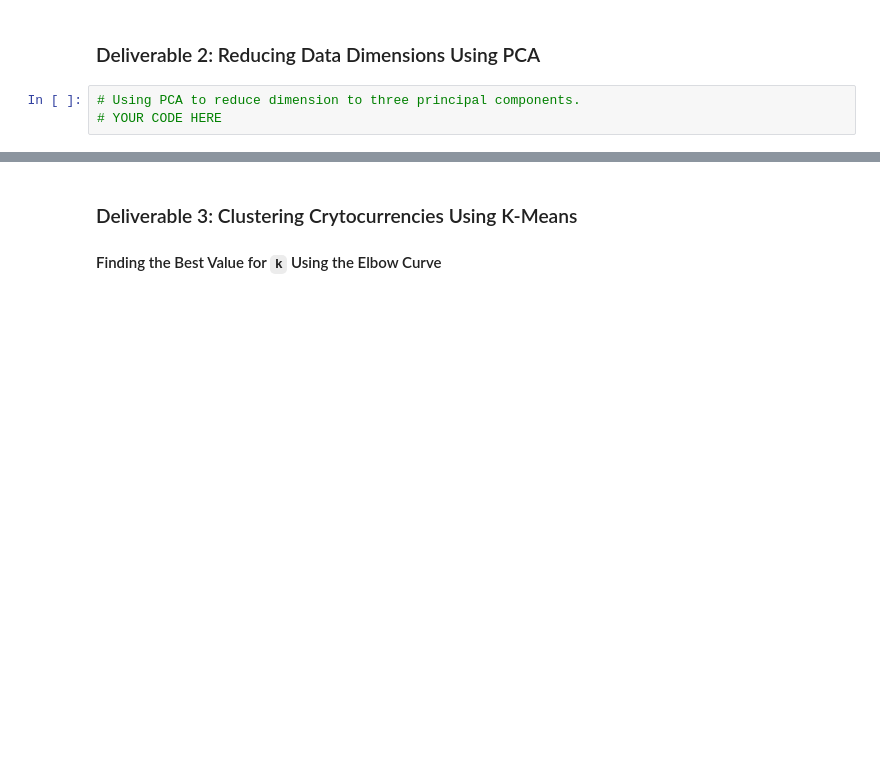
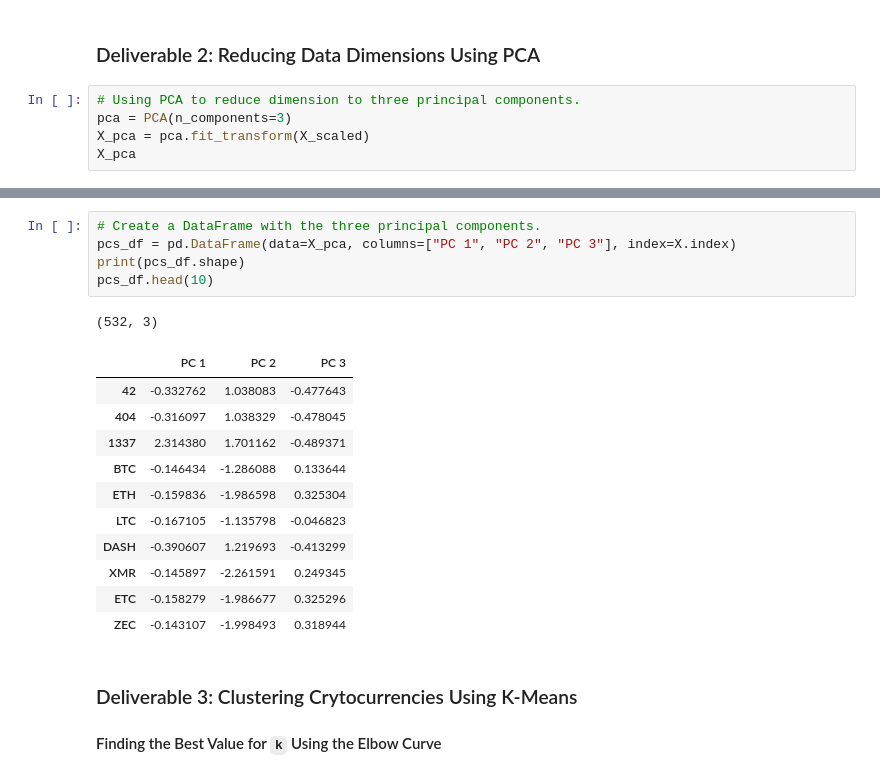
Before and after one commit to wilfredwaheejr/Cryptocurrencies, a Jupyter notebook: crypto_clustering.ipynb, the cells around one changed output, grey strips where cells are left out. Drawn from its saved outputs; the diff is of its cells as text; blank space fills up the shorter version.

```diff
--- a/crypto_clustering.ipynb
+++ b/crypto_clustering.ipynb
@@ -199,5 +199,7 @@ array([[-0.11710817, -0.1528703 , -0.0433963 , -0.0433963 , -0.0433963 ,
 ### Deliverable 2: Reducing Data Dimensions Using PCA
 # %%
 # Using PCA to reduce dimension to three principal components.
-# YOUR CODE HERE
+pca = PCA(n_components=3)
+X_pca = pca.fit_transform(X_scaled)
+X_pca
 # %% [output]
@@ -227,3 +213,21 @@ array([[-0.33285464,  1.0383583 , -0.56494435],
+# %%
+# Create a DataFrame with the three principal components.
+pcs_df = pd.DataFrame(data=X_pca, columns=["PC 1", "PC 2", "PC 3"], index=X.index)
+print(pcs_df.shape)
+pcs_df.head(10)
+# %% [output]
+(532, 3)
+|  | PC 1 | PC 2 | PC 3 |
+| 42 | -0.332762 | 1.038083 | -0.477643 |
+| 404 | -0.316097 | 1.038329 | -0.478045 |
+| 1337 | 2.314380 | 1.701162 | -0.489371 |
+| BTC | -0.146434 | -1.286088 | 0.133644 |
+| ETH | -0.159836 | -1.986598 | 0.325304 |
+| LTC | -0.167105 | -1.135798 | -0.046823 |
+| DASH | -0.390607 | 1.219693 | -0.413299 |
+| XMR | -0.145897 | -2.261591 | 0.249345 |
+| ETC | -0.158279 | -1.986677 | 0.325296 |
+| ZEC | -0.143107 | -1.998493 | 0.318944 |
 # %% [markdown]
 ### Deliverable 3: Clustering Crytocurrencies Using K-Means
 
```
Also changed, not shown: parts of 5 cells of this notebook.
